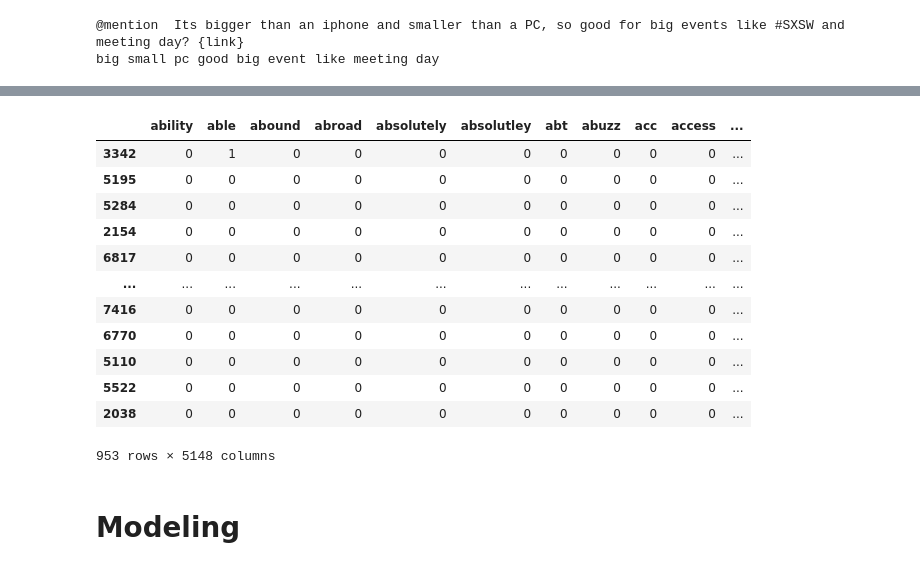
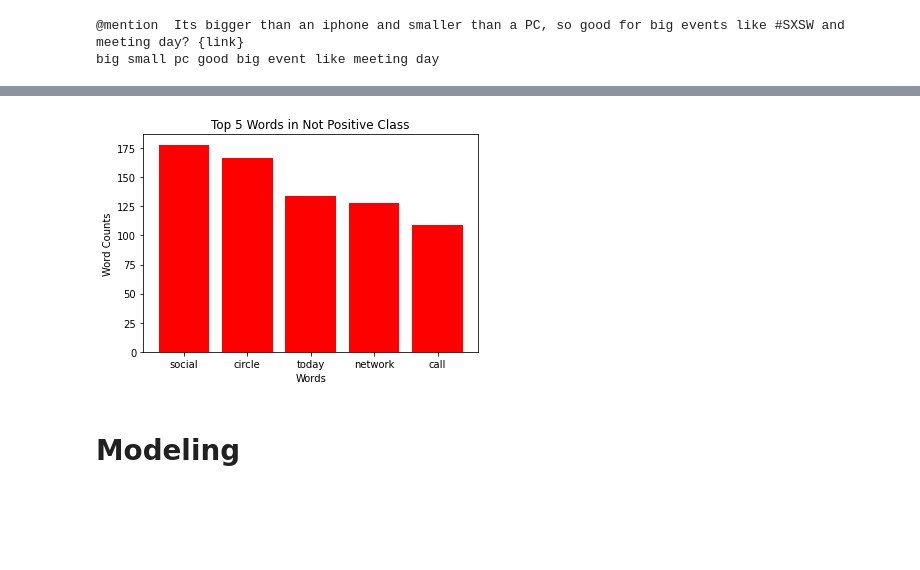
Before and after one commit to adammarianacci/Twitter_Analysis, a Jupyter notebook: notebook.ipynb, the cells around one changed output, grey strips where cells are left out. Drawn from its saved outputs; the diff is of its cells as text; code cells hidden in the pictures; blank space fills up the shorter version.

```diff
--- a/notebook.ipynb
+++ b/notebook.ipynb
@@ -343 +414,14 @@ X_train2_vec
+# %%
+# Graphing the top 5 words and their counts for the Not Positive class
+top_5_not_positive_words = top_20_not_positive_words[:5]
+words_not_positive, counts_not_positive = zip(*top_5_not_positive_words)
+
+# Create a bar chart for the top 5 Not Positive class words
+plt.bar(words_not_positive, counts_not_positive, color='red')
+plt.xlabel('Words')
+plt.ylabel('Word Counts')
+plt.title('Top 5 Words in Not Positive Class')
+plt.show()
+# %% [output]
+[figure, added]
 # %%
@@ -347,22 +431,6 @@ X_val_vec = cv.transform(X_val)
 X_val_vec  = pd.DataFrame.sparse.from_spmatrix(X_val_vec)
 X_val_vec.columns = sorted(cv.vocabulary_)
 X_val_vec.set_index(y_val.index, inplace=True)
-# %%
-X_val_vec
-# %% [output]
-|  | ability | able | abound | abroad | absolutely | absolutley | abt | abuzz | acc | access | ... |
-| 3342 | 0 | 1 | 0 | 0 | 0 | 0 | 0 | 0 | 0 | 0 | ... |
-| 5195 | 0 | 0 | 0 | 0 | 0 | 0 | 0 | 0 | 0 | 0 | ... |
-| 5284 | 0 | 0 | 0 | 0 | 0 | 0 | 0 | 0 | 0 | 0 | ... |
-| 2154 | 0 | 0 | 0 | 0 | 0 | 0 | 0 | 0 | 0 | 0 | ... |
-| 6817 | 0 | 0 | 0 | 0 | 0 | 0 | 0 | 0 | 0 | 0 | ... |
-| ... | ... | ... | ... | ... | ... | ... | ... | ... | ... | ... | ... |
-| 7416 | 0 | 0 | 0 | 0 | 0 | 0 | 0 | 0 | 0 | 0 | ... |
-| 6770 | 0 | 0 | 0 | 0 | 0 | 0 | 0 | 0 | 0 | 0 | ... |
-| 5110 | 0 | 0 | 0 | 0 | 0 | 0 | 0 | 0 | 0 | 0 | ... |
-| 5522 | 0 | 0 | 0 | 0 | 0 | 0 | 0 | 0 | 0 | 0 | ... |
-| 2038 | 0 | 0 | 0 | 0 | 0 | 0 | 0 | 0 | 0 | 0 | ... |
-953 rows × 5148 columns
 # %% [markdown]
 # Modeling
 # %%
```
Also changed, not shown: parts of 32 cells of this notebook, 1 other file.
